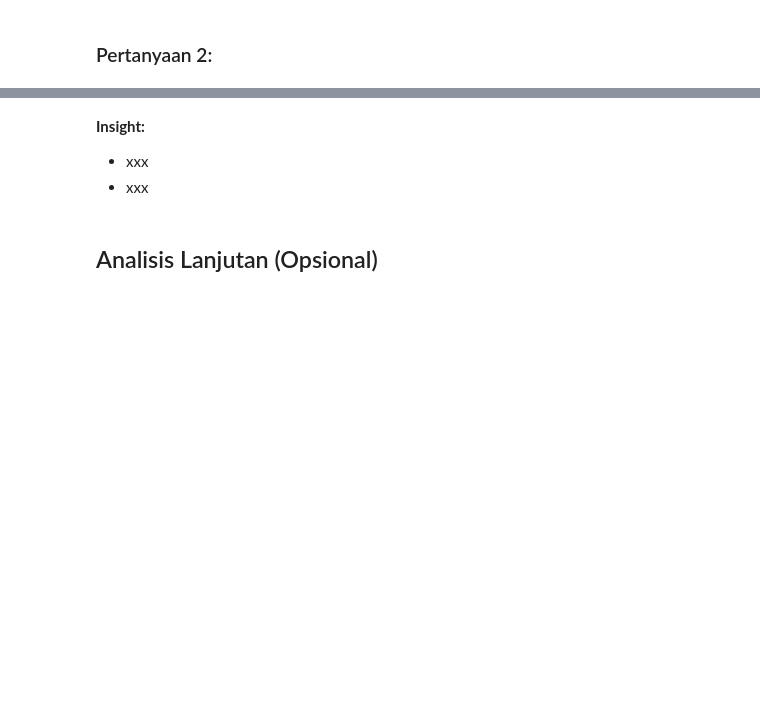
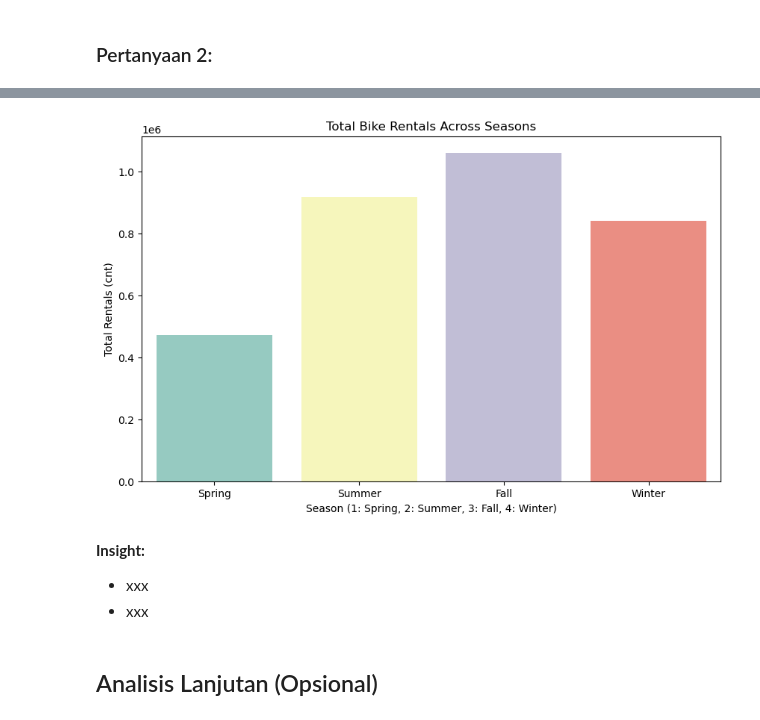
Before and after one commit to yudistiraadiyoga/submission, a Jupyter notebook: notebook.ipynb, the cells around one changed output, grey strips where cells are left out. Saved outputs shown, nothing was run; the diff lists cells and outputs as text; code cells hidden in the pictures; blank space fills up the shorter version.

```diff
--- a/notebook.ipynb
+++ b/notebook.ipynb
@@ -57,3 +300,13 @@ FileNotFoundError: [Errno 2] No such file or directory: 'PRSA_Data_Dongsi_201303
+# %%
+plt.figure(figsize=(10, 6))
+sns.barplot(x='season', y='total_rentals', data=season_stats, palette='Set3')
+plt.title('Total Bike Rentals Across Seasons')
+plt.xlabel('Season (1: Spring, 2: Summer, 3: Fall, 4: Winter)')
+plt.ylabel('Total Rentals (cnt)')
+plt.xticks(ticks=[0, 1, 2, 3], labels=['Spring', 'Summer', 'Fall', 'Winter'])
+plt.show()
+# %% [output]
+[figure, added]
 # %% [markdown]
 **Insight:**
 - xxx
```
Also changed, not shown: parts of 21 cells of this notebook.
